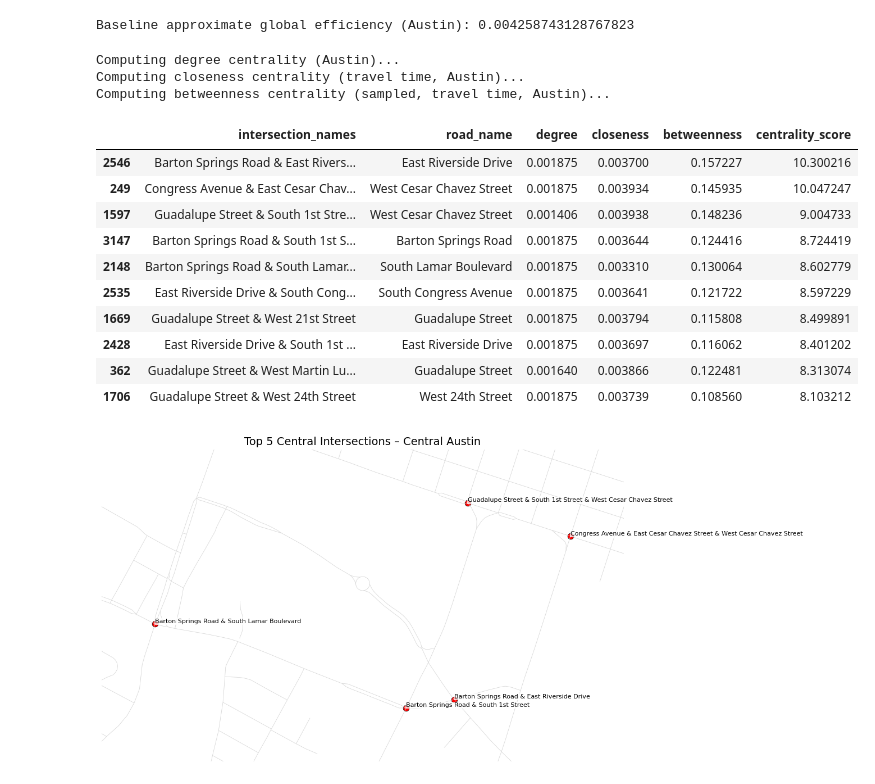
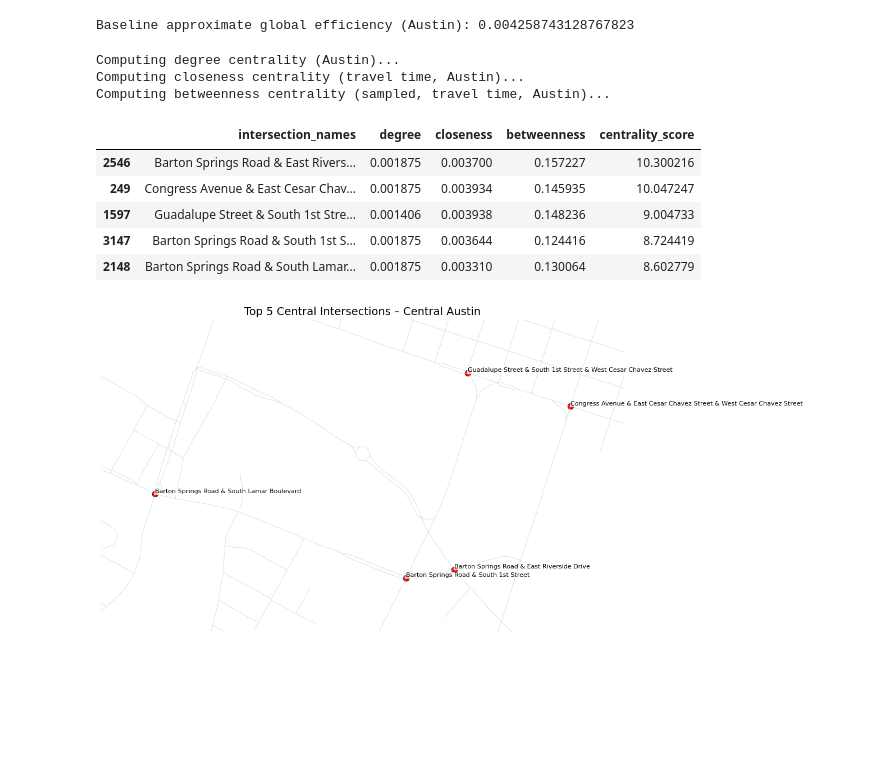
Before and after one commit to lauren-fuller/STAT-636-Texas-Roads, a Jupyter notebook: STAT_636_Final.ipynb, the cells around one changed output. Saved outputs shown, nothing was run; the diff lists cells and outputs as text; code cells hidden in the pictures; blank space fills up the shorter version.

```diff
--- a/STAT_636_Final.ipynb
+++ b/STAT_636_Final.ipynb
@@ -451,46 +451,41 @@ gdf_hubs_austin = gpd.GeoDataFrame(
 )
 
 gdf_hubs_austin = gpd.sjoin_nearest(
     gdf_hubs_austin,
     roads_3857[[road_name_col, "geometry"]],
     how="left",
     distance_col="dist_nearest",
     max_distance=50
 )
 gdf_hubs_austin["road_name"] = gdf_hubs_austin[road_name_col].fillna("Unnamed road")
 gdf_hubs_austin.drop(columns=[road_name_col], inplace=True)
 
 gdf_hubs_austin["intersection_names"] = gdf_hubs_austin.geometry.apply(
     lambda p: get_intersection_names(p, roads_3857, radius=30)
 )
 
 gdf_hubs_unique_austin = (
     gdf_hubs_austin
     .sort_values("centrality_score", ascending=False)
     .drop_duplicates(subset="intersection_names")
 )
 
 central_hub_table_austin = gdf_hubs_unique_austin[
-    ["intersection_names", "road_name", "degree", "closeness",
+    ["intersection_names", "degree", "closeness",
      "betweenness", "centrality_score"]
 ].sort_values("centrality_score", ascending=False)
 
-central_hub_table_austin.head(10)
+central_hub_table_austin.head()
 # %% [output]
 Computing degree centrality (Austin)...
 Computing closeness centrality (travel time, Austin)...
 Computing betweenness centrality (sampled, travel time, Austin)...
-|  | intersection_names | road_name | degree | closeness | betweenness | centrality_score |
-| 2546 | Barton Springs Road & East Rivers... | East Riverside Drive | 0.001875 | 0.003700 | 0.157227 | 10.300216 |
-| 249 | Congress Avenue & East Cesar Chav... | West Cesar Chavez Street | 0.001875 | 0.003934 | 0.145935 | 10.047247 |
-| 1597 | Guadalupe Street & South 1st Stre... | West Cesar Chavez Street | 0.001406 | 0.003938 | 0.148236 | 9.004733 |
-| 3147 | Barton Springs Road & South 1st S... | Barton Springs Road | 0.001875 | 0.003644 | 0.124416 | 8.724419 |
-| 2148 | Barton Springs Road & South Lamar... | South Lamar Boulevard | 0.001875 | 0.003310 | 0.130064 | 8.602779 |
-| 2535 | East Riverside Drive & South Cong... | South Congress Avenue | 0.001875 | 0.003641 | 0.121722 | 8.597229 |
-| 1669 | Guadalupe Street & West 21st Street | Guadalupe Street | 0.001875 | 0.003794 | 0.115808 | 8.499891 |
-| 2428 | East Riverside Drive & South 1st ... | East Riverside Drive | 0.001875 | 0.003697 | 0.116062 | 8.401202 |
-| 362 | Guadalupe Street & West Martin Lu... | Guadalupe Street | 0.001640 | 0.003866 | 0.122481 | 8.313074 |
-| 1706 | Guadalupe Street & West 24th Street | West 24th Street | 0.001875 | 0.003739 | 0.108560 | 8.103212 |
+|  | intersection_names | degree | closeness | betweenness | centrality_score |
+| 2546 | Barton Springs Road & East Rivers... | 0.001875 | 0.003700 | 0.157227 | 10.300216 |
+| 249 | Congress Avenue & East Cesar Chav... | 0.001875 | 0.003934 | 0.145935 | 10.047247 |
+| 1597 | Guadalupe Street & South 1st Stre... | 0.001406 | 0.003938 | 0.148236 | 9.004733 |
+| 3147 | Barton Springs Road & South 1st S... | 0.001875 | 0.003644 | 0.124416 | 8.724419 |
+| 2148 | Barton Springs Road & South Lamar... | 0.001875 | 0.003310 | 0.130064 | 8.602779 |
 # %%
 import matplotlib.pyplot as plt
 
```
Also changed, not shown: parts of 16 cells of this notebook.
